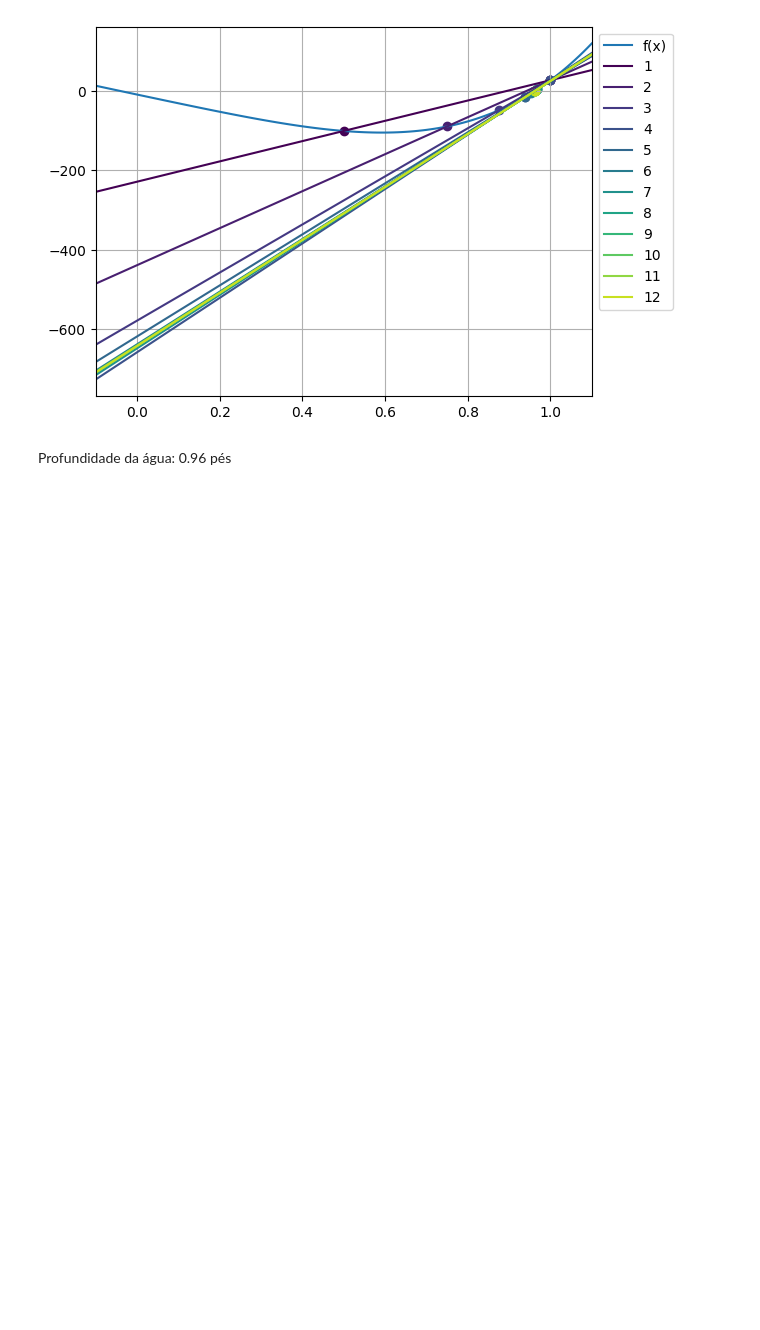
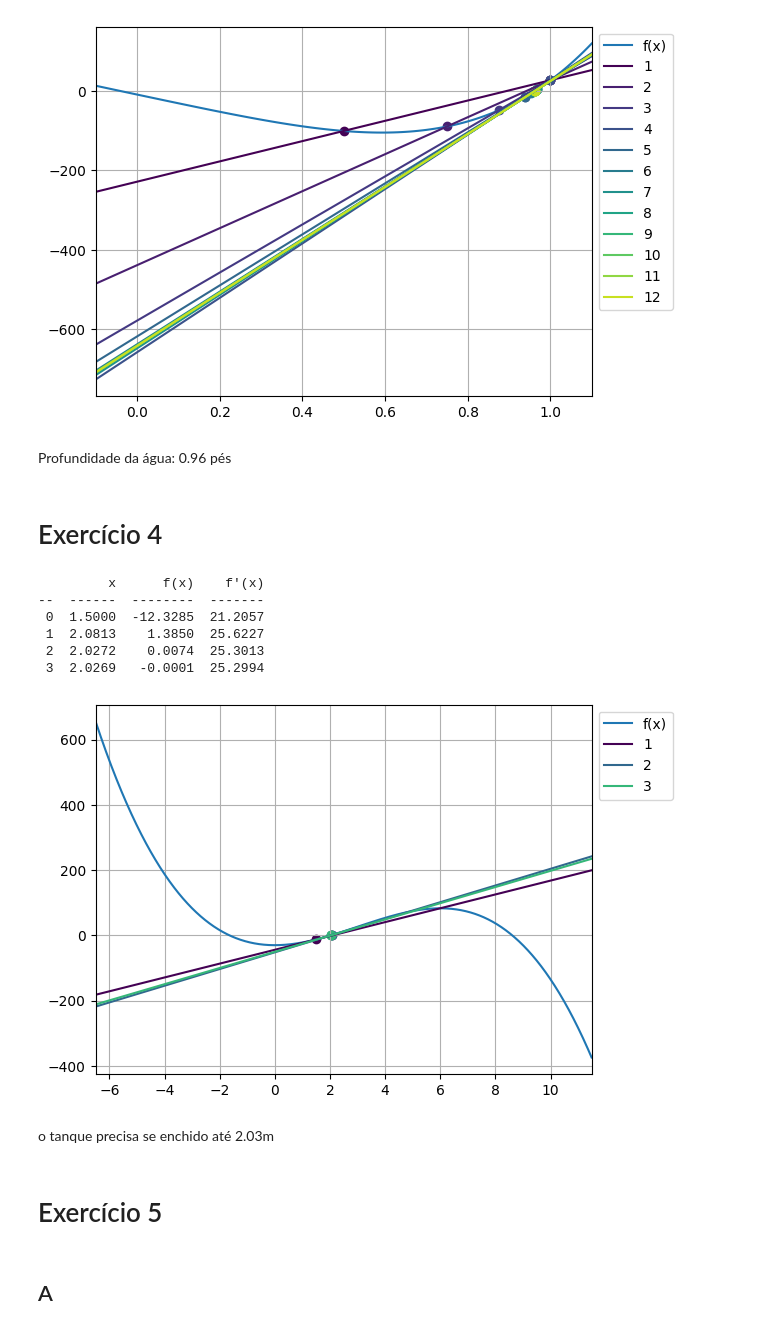
Before and after one commit to joaofnds/numerical-methods, a Jupyter notebook: report_1.ipynb, the cells around one changed output. Saved outputs shown, nothing was run; the diff lists cells and outputs as text; code cells hidden in the pictures; blank space fills up the shorter version.

```diff
--- a/report_1.ipynb
+++ b/report_1.ipynb
@@ -168,3 +168,34 @@ trail.plot()
 [figure]
 # %% [markdown]
 Profundidade da água: 0.96 pés
+# %% [markdown]
+# Exercício 4
+# %%
+radius = 3
+
+
+def v(h):
+    return np.pi * h**2 * (3 * radius - h) / 3
+
+
+def dv(h):
+    return np.pi * h * (2 * radius - h)
+
+
+trail = newton_raphson(lambda h: v(h) - 30, dv, radius / 2, tolerance=1e-3)
+print(trail)
+trail.plot(bounds=(-5, 10))
+# %% [output]
+         x      f(x)    f'(x)
+--  ------  --------  -------
+ 0  1.5000  -12.3285  21.2057
+ 1  2.0813    1.3850  25.6227
+ 2  2.0272    0.0074  25.3013
+ 3  2.0269   -0.0001  25.2994
+[figure, added]
+# %% [markdown]
+o tanque precisa se enchido até 2.03m
+# %% [markdown]
+# Exercício 5
+# %% [markdown]
+## A
```
Also changed, not shown: parts of 5 cells of this notebook.
